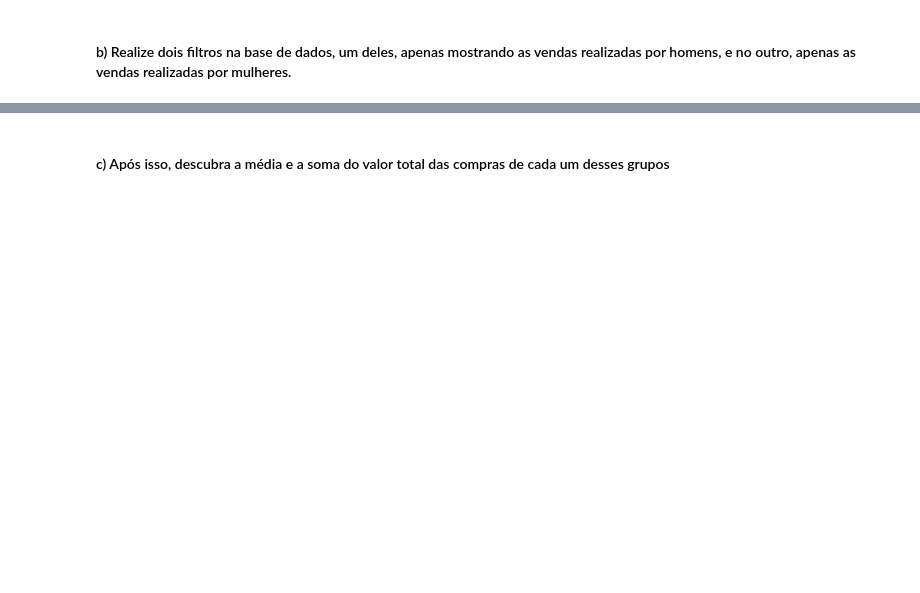
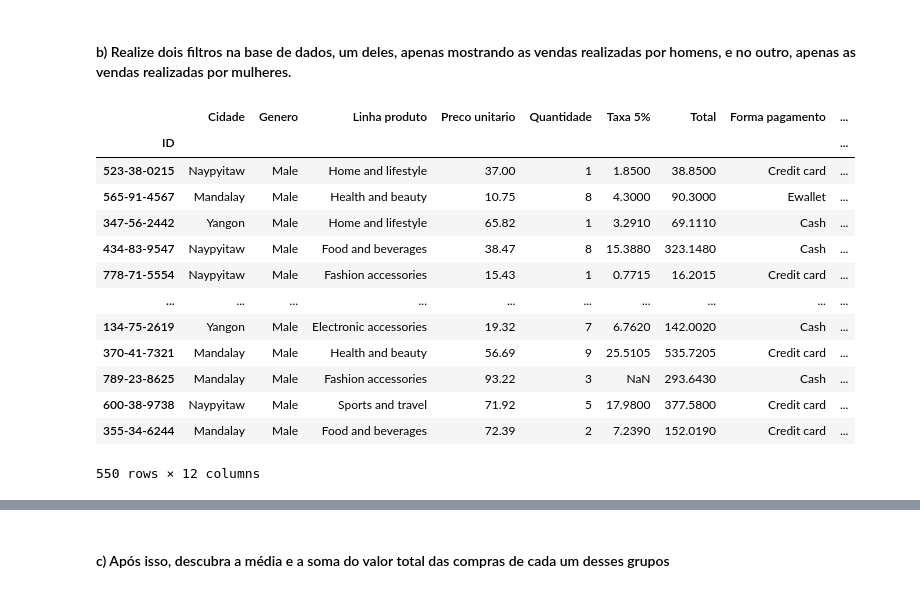
Before and after one commit to vitor-tatiama/CursoPython-Grupo2, a Jupyter notebook: Grupo/Lista6_Pandas.ipynb, the cells around one changed output, grey strips where cells are left out. Cells and saved outputs as stored; diff of their text form; code cells hidden in the pictures; blank space fills up the shorter version.

```diff
--- a/Grupo/Lista6_Pandas.ipynb
+++ b/Grupo/Lista6_Pandas.ipynb
@@ -15,6 +15,8 @@ Para conseguir manipular o csv com o Python o arquivo precisa estar na mesma pas
 - Inicialmente, precisamos importar o Pandas para nosso código e armazenar os dados contidos no arquivo "data_pandas.csv" dentro de uma variável
 # %%
 import pandas as pd
+# %%
+df = pd.read_csv("data_pandas.csv", sep = ",")
 # %% [markdown]
 #
 # %% [markdown]
@@ -80,5 +84,7 @@ menor_valor
          4) Hora
 # %%
 ##### SEU CODIGO COMECA AQUI #####
+
+df = df.drop(columns=['Filial', 'Tipo cliente', 'Data', 'Hora'])
 # %%
 ##### SEU CODIGO COMECA AQUI #####
@@ -86,5 +100,10 @@ menor_valor
 #### a) Defina a coluna "ID" como index do dataframe
 # %%
 ##### SEU CODIGO COMECA AQUI #####
+
+df.index = df['ID']
 # %%
 ##### SEU CODIGO COMECA AQUI #####
+
+df = df.drop(['ID'], axis = 1)
+df.head()
@@ -92,5 +119,22 @@ menor_valor
 #### b) Realize dois filtros na base de dados, um deles, apenas mostrando as vendas realizadas por homens, e no outro, apenas as vendas realizadas por mulheres.
 # %%
 ##### SEU CODIGO COMECA AQUI #####
+
+df[ df['Genero'] == 'Male']
+# %% [output]
+|  | Cidade | Genero | Linha produto | Preco unitario | Quantidade | Taxa 5% | Total | Forma pagamento | ... |
+| ID |  |  |  |  |  |  |  |  | ... |
+| 523-38-0215 | Naypyitaw | Male | Home and lifestyle | 37.00 | 1 | 1.8500 | 38.8500 | Credit card | ... |
+| 565-91-4567 | Mandalay | Male | Health and beauty | 10.75 | 8 | 4.3000 | 90.3000 | Ewallet | ... |
+| 347-56-2442 | Yangon | Male | Home and lifestyle | 65.82 | 1 | 3.2910 | 69.1110 | Cash | ... |
+| 434-83-9547 | Naypyitaw | Male | Food and beverages | 38.47 | 8 | 15.3880 | 323.1480 | Cash | ... |
+| 778-71-5554 | Naypyitaw | Male | Fashion accessories | 15.43 | 1 | 0.7715 | 16.2015 | Credit card | ... |
+| ... | ... | ... | ... | ... | ... | ... | ... | ... | ... |
+| 134-75-2619 | Yangon | Male | Electronic accessories | 19.32 | 7 | 6.7620 | 142.0020 | Cash | ... |
+| 370-41-7321 | Mandalay | Male | Health and beauty | 56.69 | 9 | 25.5105 | 535.7205 | Credit card | ... |
+| 789-23-8625 | Mandalay | Male | Fashion accessories | 93.22 | 3 | NaN | 293.6430 | Cash | ... |
+| 600-38-9738 | Naypyitaw | Male | Sports and travel | 71.92 | 5 | 17.9800 | 377.5800 | Credit card | ... |
+| 355-34-6244 | Mandalay | Male | Food and beverages | 72.39 | 2 | 7.2390 | 152.0190 | Credit card | ... |
+550 rows × 12 columns
 # %%
 ##### SEU CODIGO COMECA AQUI #####
```
Also changed, not shown: parts of 13 cells of this notebook.
